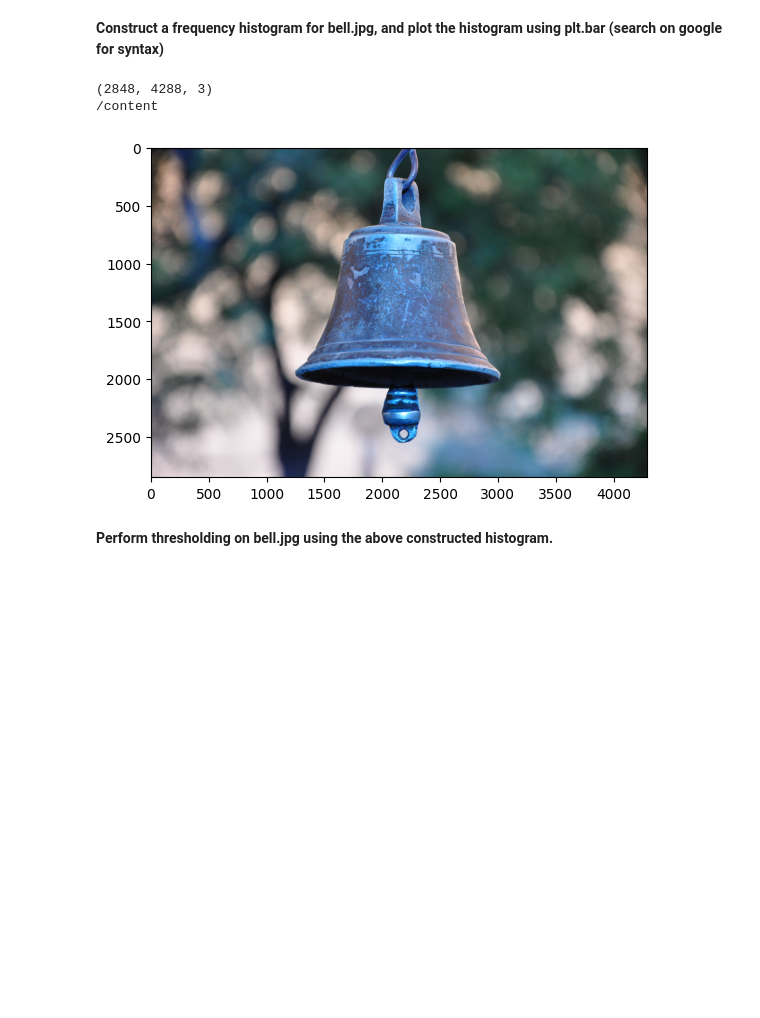
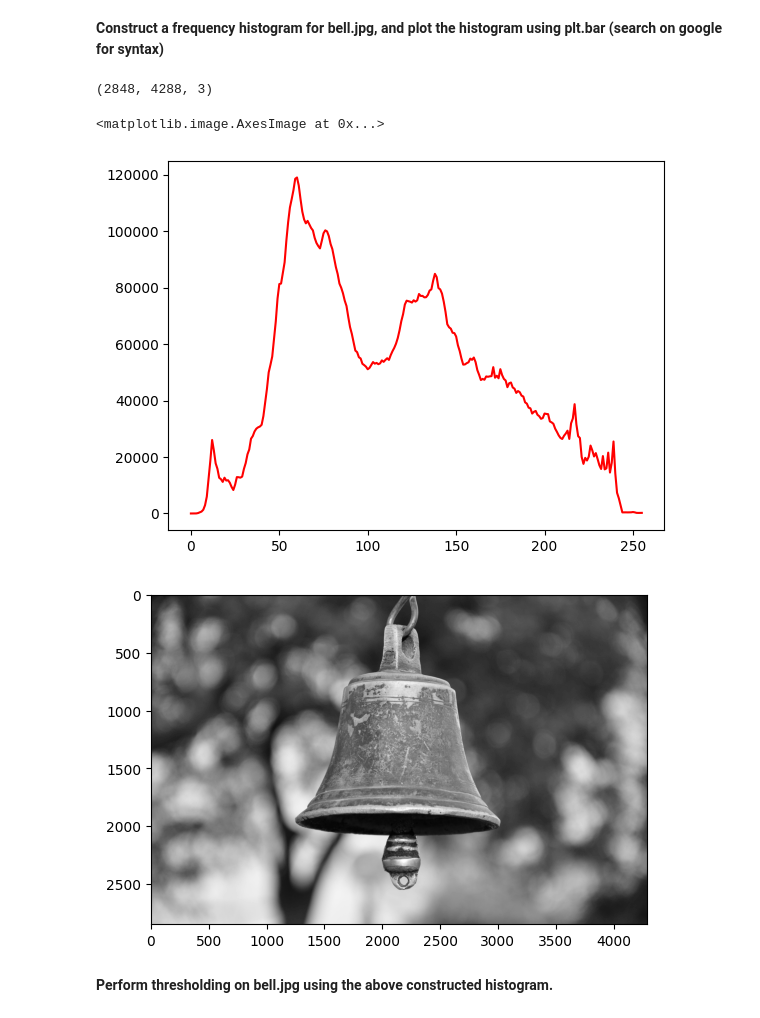
Before and after one commit to Kyrylo-Shyvam/CVIT-Workshop, a Jupyter notebook: Day-1/Session1.ipynb, the cells around one changed output. Saved outputs shown, nothing was run; the diff lists cells and outputs as text; code cells hidden in the pictures; blank space fills up the shorter version.

```diff
--- a/Day-1/Session1.ipynb
+++ b/Day-1/Session1.ipynb
@@ -552,12 +555,25 @@ plt.show()
 # %%
 bell = cv2.imread(f'drive/MyDrive/images/bell.jpeg')
 # images.append(cv2.imread(f'drive/MyDrive/images/dip{i}.jpg'))
 print(np.shape(bell))
+bell = cv2.cvtColor(bell, cv2.COLOR_BGR2GRAY)
 
-hist = cv.calcHist()
+hist=[None, None, None]
+
+_,ax1 = plt.subplots()
+col = ['Red', 'Green', 'Blue']
+for i in range(1):
+  hist[i] = cv2.calcHist([bell],[i], None,[256], [0,256] )
+
+
+  ax1.plot(hist[i],color=col[i])
+
+_,ax1 = plt.subplots()
+ax1.imshow(bell,cmap='gray')
 # %% [output]
 (2848, 4288, 3)
-/content
+<matplotlib.image.AxesImage at 0x...>
-[figure, old version]
+[figure, new version]
+[figure, added]
 # %% [markdown]
 **Perform thresholding on bell.jpg using the above constructed histogram.**
```
Also changed, not shown: parts of 6 cells of this notebook, 1 other file.
